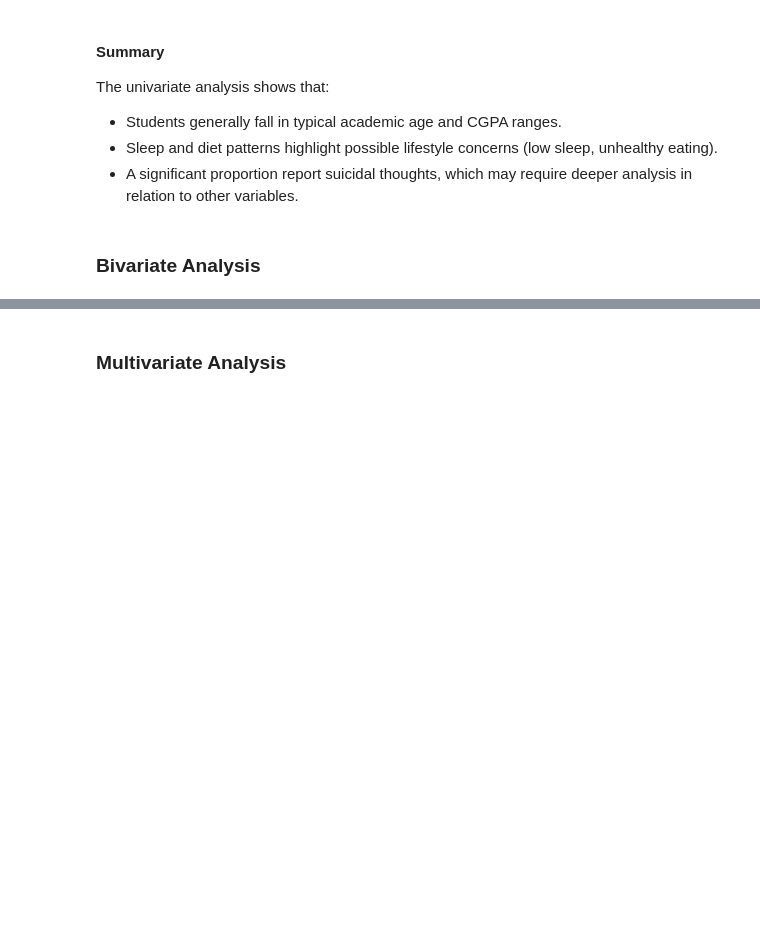
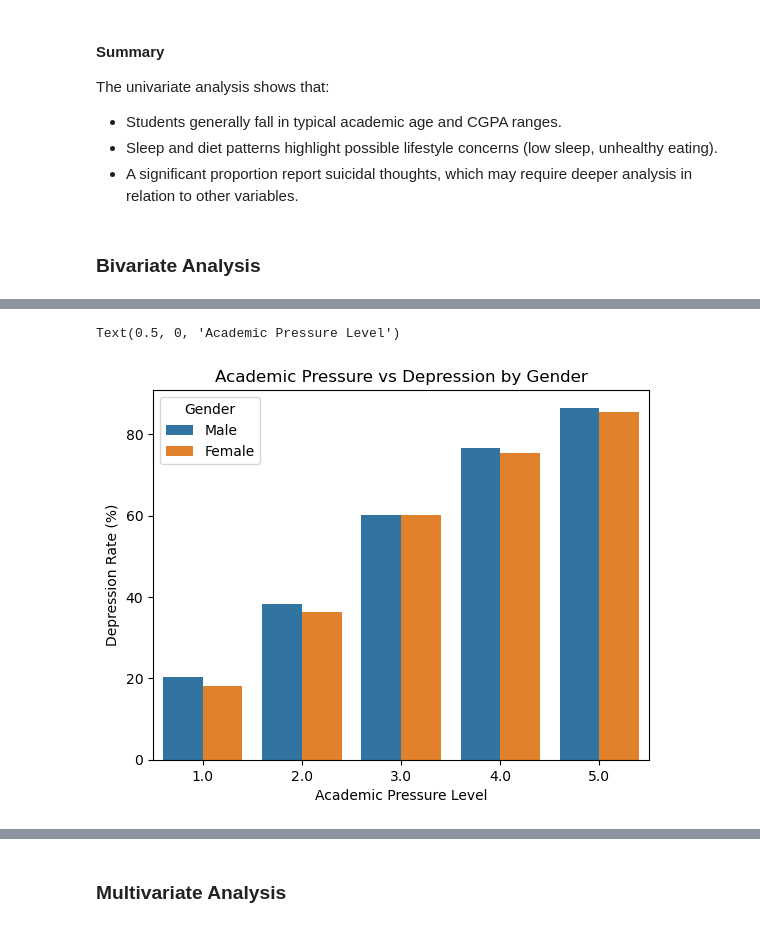
Before and after one commit to Siddharth-Saravanan/Student_Depression_Analysis_and_Prediction_using_Machine_Learning, a Jupyter notebook: student_depression_prediction.ipynb, the cells around one changed output, grey strips where cells are left out. Drawn from its saved outputs; the diff is of its cells as text; code cells hidden in the pictures; blank space fills up the shorter version.

```diff
--- a/student_depression_prediction.ipynb
+++ b/student_depression_prediction.ipynb
@@ -794,0 +860,4 @@ The univariate analysis shows that:
+# %%
+acd_depr = depr_df.groupby(['Gender','Academic Pressure'])['Depression'].agg(['sum', 'count'])
+acd_depr['Depression Rate (%)'] = ((acd_depr['sum'] / acd_depr['count']) * 100).round(2)
+acd_depr
@@ -794,0 +877,13 @@ The univariate analysis shows that:
+# %%
+sns.barplot(
+    data=acd_depr.reset_index(),
+    x='Academic Pressure',
+    y='Depression Rate (%)',
+    hue = 'Gender',
+    hue_order=['Male','Female'],
+)
+plt.title("Academic Pressure vs Depression by Gender")
+plt.xlabel("Academic Pressure Level")
+# %% [output]
+Text(0.5, 0, 'Academic Pressure Level')
+[figure, added]
```
Also changed, not shown: parts of 12 cells of this notebook.
